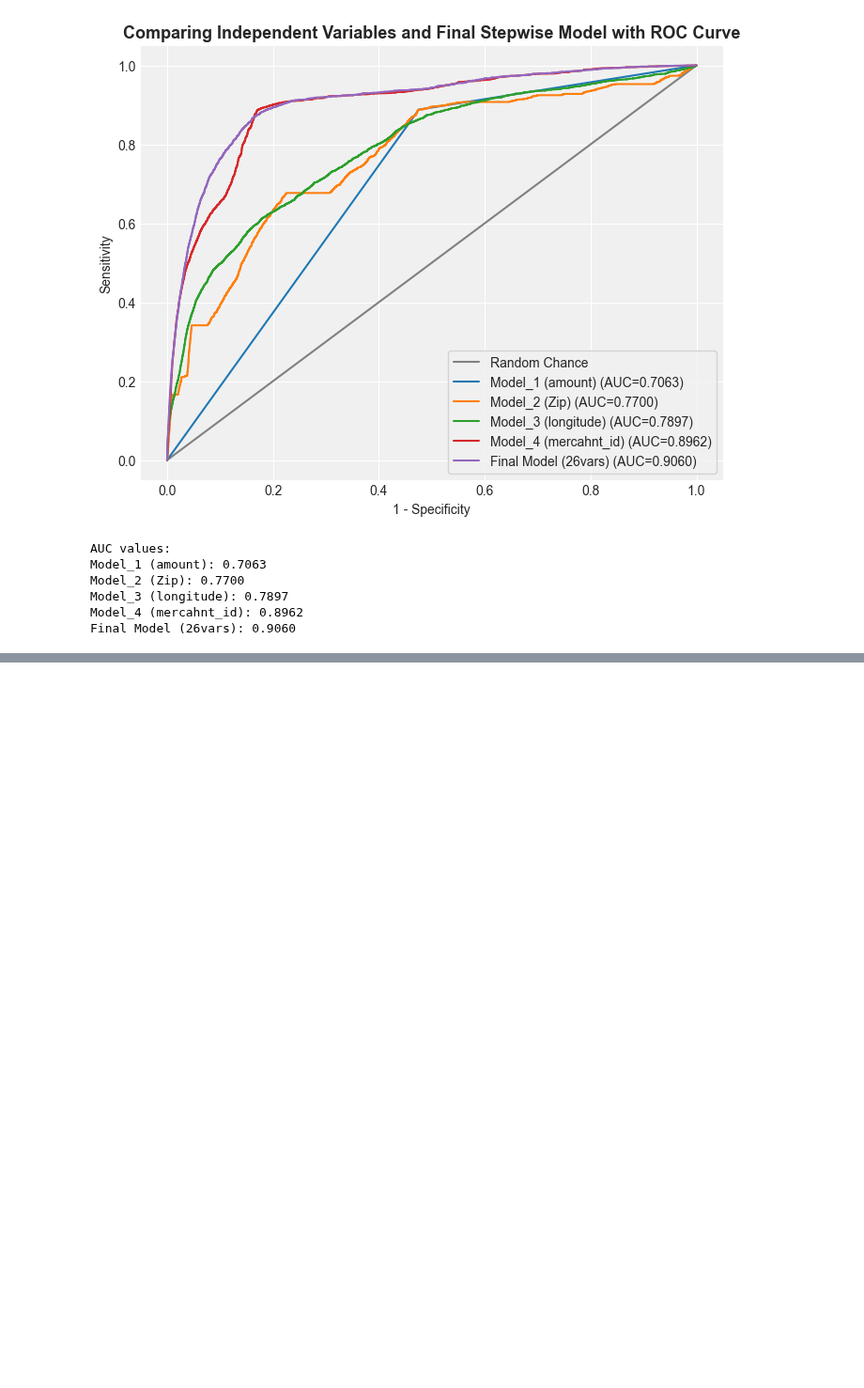
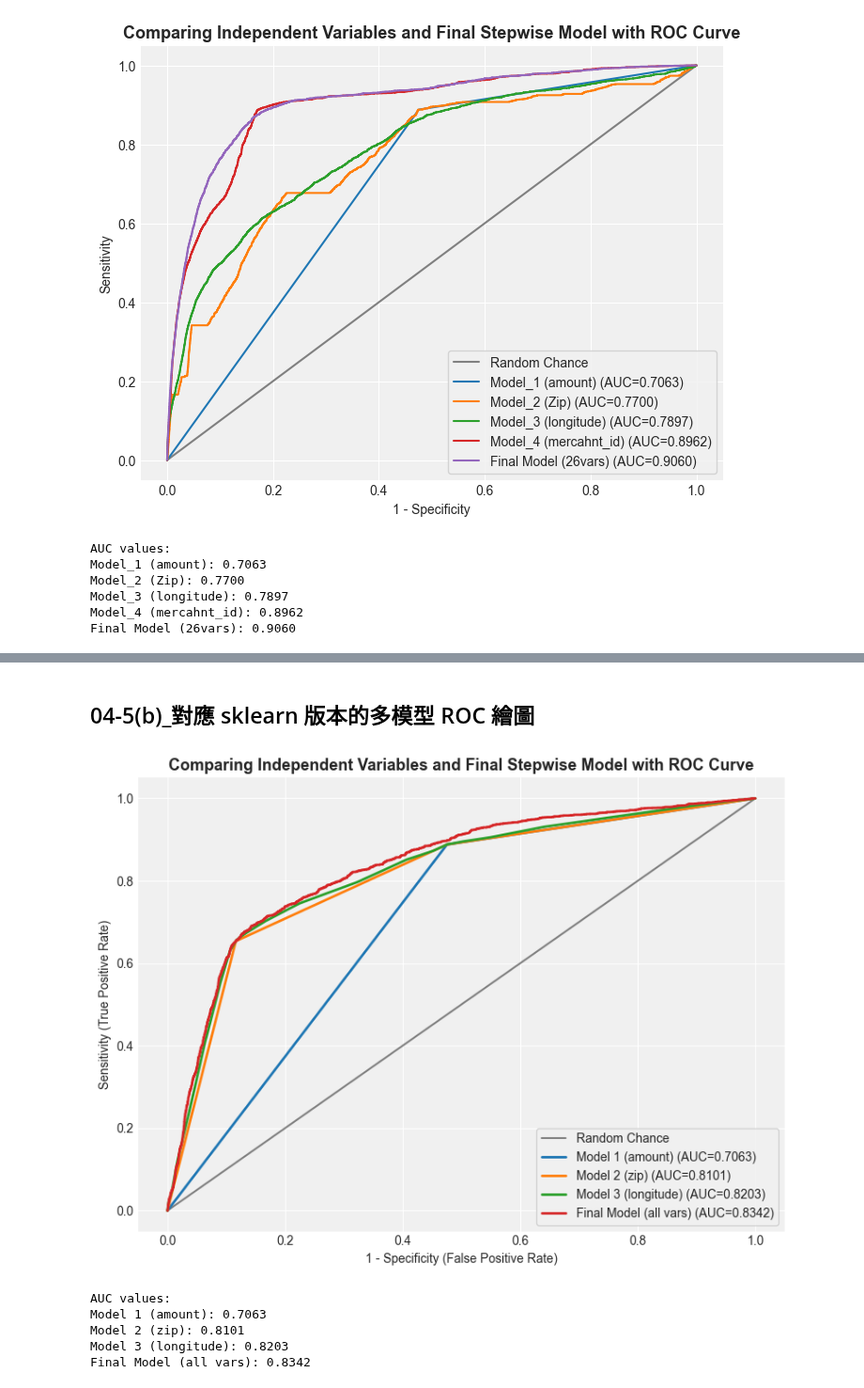
Before and after one commit to andyponn/2025_Fraud-Detection-project, a Jupyter notebook: Project(log-original).ipynb, the cells around one changed output, grey strips where cells are left out. Shown at 94% size. Saved outputs shown, nothing was run; the diff lists cells and outputs as text; code cells hidden in the pictures; blank space fills up the shorter version.

```diff
--- a/Project(log-original).ipynb
+++ b/Project(log-original).ipynb
@@ -1970,0 +2284,11 @@ Final Model (26vars): 0.9060
+# %%
+overall_fit, coef_df, not_in_eq_df, skmodel, scaler = sklearn_logit_with_k(
+    train_df, test_df, dep_var="is_fraud", included=included, k=314657018
+)
+
+print("=== Overall Model Fit ===")
+print(overall_fit)
+print("\n=== Variables in the Equation ===")
+print(coef_df)
+print("\n=== Variables Not in the Equation ===")
+print(not_in_eq_df)
@@ -1970,0 +2401,2 @@ Final Model (26vars): 0.9060
+# %% [markdown]
+## 04-5(b)_對應 sklearn 版本的多模型 ROC 繪圖
@@ -1970,0 +2454,40 @@ Final Model (26vars): 0.9060
+# %%
+# 範例：建立四個不同變數集的模型
+skmodel_1_info = sklearn_logit_with_k(train_df, test_df, dep_var="is_fraud", included=included, k=1)
+skmodel_2_info = sklearn_logit_with_k(train_df, test_df, dep_var="is_fraud", included=included, k=2)
+skmodel_3_info = sklearn_logit_with_k(train_df, test_df, dep_var="is_fraud", included=included, k=3)
+skmodel_final_info = sklearn_logit_with_k(train_df, test_df, dep_var="is_fraud", included=included, k=314657018)
+
+
+# 解包結果 (overall_fit, coef_df, not_in_eq_df, model, scaler)
+_, _, _, skmodel_1, skscaler_1 = skmodel_1_info
+_, _, _, skmodel_2, skscaler_2 = skmodel_2_info
+_, _, _, skmodel_3, skscaler_3 = skmodel_3_info
+_, _, _, skmodel_final, skscaler_final = skmodel_final_info
+
+# 對應的變數集
+vars_1 = included[:1]
+vars_2 = included[:2]
+vars_3 = included[:3]
+vars_final = included  # 全部變數
+# %%
+plot_multiple_roc_sklearn(
+    models=[skmodel_1, skmodel_2, skmodel_3, skmodel_final],
+    scalers=[skscaler_1, skscaler_2, skscaler_3, skscaler_final],
+    model_names=[
+        "Model 1 (amount)",
+        "Model 2 (zip)",
+        "Model 3 (longitude)",
+        "Final Model (all vars)"
+    ],
+    test_df=test_df,
+    included_var_sets=[vars_1, vars_2, vars_3, vars_final],
+    target_col="is_fraud"
+)
+# %% [output]
+[figure, added]
+AUC values:
+Model 1 (amount): 0.7063
+Model 2 (zip): 0.8101
+Model 3 (longitude): 0.8203
+Final Model (all vars): 0.8342
```
Also changed, not shown: parts of 55 cells of this notebook.
